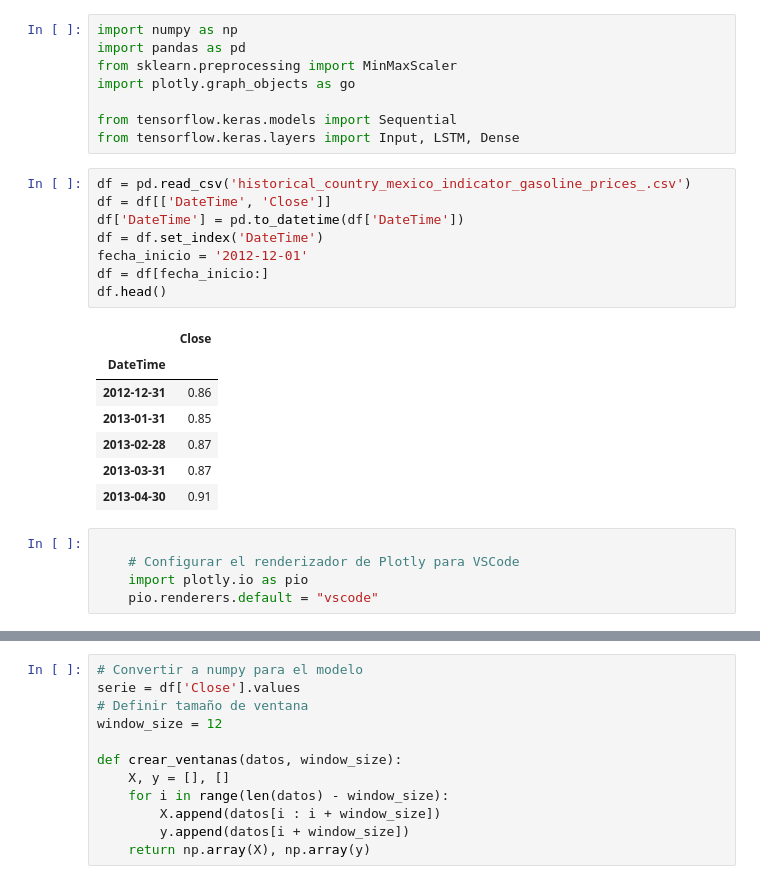
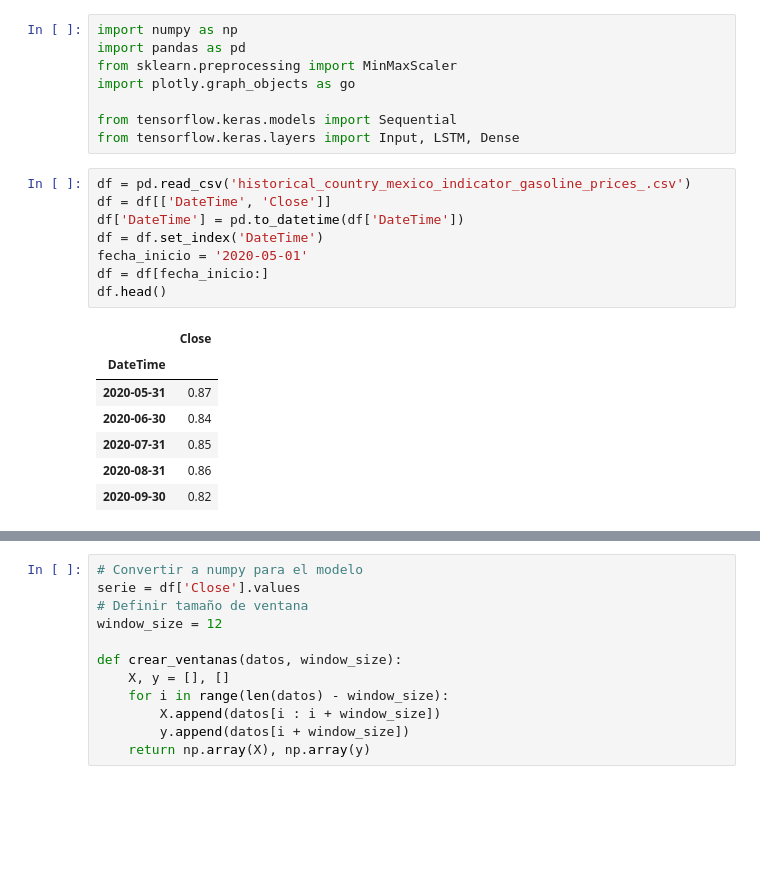
Before and after one commit to maxaguayo01/gasolina_prediccion, a Jupyter notebook: prediccion.ipynb, the cells around one changed output, grey strips where cells are left out. Cells and saved outputs as stored; diff of their text form; blank space fills up the shorter version.

```diff
--- a/prediccion.ipynb
+++ b/prediccion.ipynb
@@ -9,24 +9,19 @@ from tensorflow.keras.layers import Input, LSTM, Dense
 # %%
 df = pd.read_csv('historical_country_mexico_indicator_gasoline_prices_.csv')
 df = df[['DateTime', 'Close']]
 df['DateTime'] = pd.to_datetime(df['DateTime'])
 df = df.set_index('DateTime')
-fecha_inicio = '2012-12-01'
+fecha_inicio = '2020-05-01'
 df = df[fecha_inicio:]
 df.head()
 # %% [output]
 |  | Close |
 | DateTime |  |
-| 2012-12-31 | 0.86 |
-| 2013-01-31 | 0.85 |
-| 2013-02-28 | 0.87 |
-| 2013-03-31 | 0.87 |
-| 2013-04-30 | 0.91 |
+| 2020-05-31 | 0.87 |
+| 2020-06-30 | 0.84 |
+| 2020-07-31 | 0.85 |
+| 2020-08-31 | 0.86 |
+| 2020-09-30 | 0.82 |
-# %%
-
-    # Configurar el renderizador de Plotly para VSCode
-    import plotly.io as pio
-    pio.renderers.default = "vscode"
 # %%
 import plotly.graph_objects as go
 
```
Also changed, not shown: parts of 10 cells of this notebook, 1 other file.
